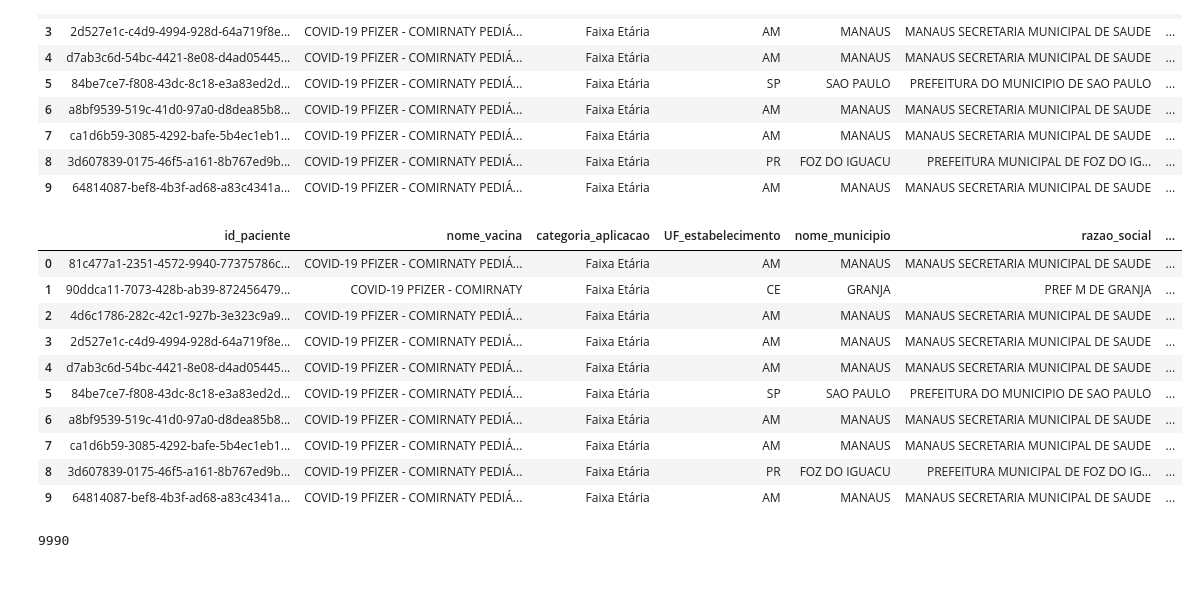
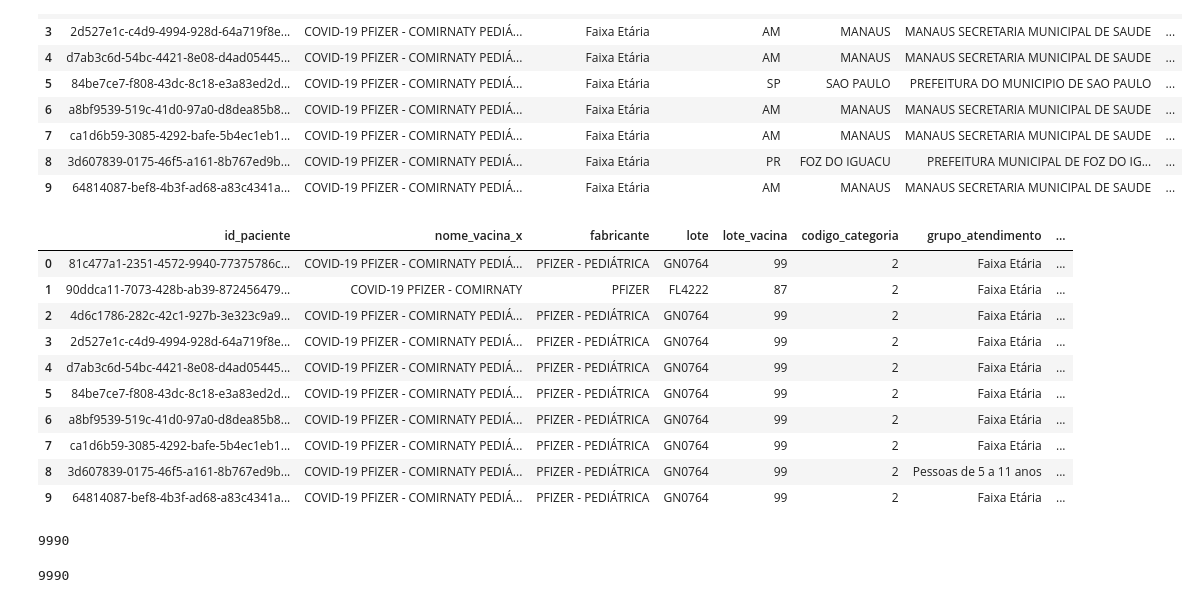
Before and after one commit to RafaelBOP/Projeto_final_coderhouse, a Jupyter notebook: Projeto_final.ipynb, the cells around one changed output. Drawn from its saved outputs; the diff is of its cells as text; code cells hidden in the pictures.

```diff
--- a/Projeto_final.ipynb
+++ b/Projeto_final.ipynb
@@ -541,20 +541,20 @@ df_pacientes_aplicacao.head(10)
 # %%
 # DataFrame de informações de vacina por aplicação.
 
-df_vacinas_aplicacao = pd.merge(df_info_vacinas, df_aplicacao, on='id_paciente', how='left')
-df_pacientes_aplicacao.head(10)
+df_info_vacinas_aplicacao = pd.merge(df_info_vacinas, df_aplicacao, on='id_paciente', how='left')
+df_info_vacinas_aplicacao.head(10)
 # %% [output]
-|  | id_paciente | nome_vacina | categoria_aplicacao | UF_estabelecimento | nome_municipio | razao_social | ... |
-| 0 | 81c477a1-2351-4572-9940-77375786c... | COVID-19 PFIZER - COMIRNATY PEDIÁ... | Faixa Etária | AM | MANAUS | MANAUS SECRETARIA MUNICIPAL DE SAUDE | ... |
-| 1 | 90ddca11-7073-428b-ab39-872456479... | COVID-19 PFIZER - COMIRNATY | Faixa Etária | CE | GRANJA | PREF M DE GRANJA | ... |
-| 2 | 4d6c1786-282c-42c1-927b-3e323c9a9... | COVID-19 PFIZER - COMIRNATY PEDIÁ... | Faixa Etária | AM | MANAUS | MANAUS SECRETARIA MUNICIPAL DE SAUDE | ... |
-| 3 | 2d527e1c-c4d9-4994-928d-64a719f8e... | COVID-19 PFIZER - COMIRNATY PEDIÁ... | Faixa Etária | AM | MANAUS | MANAUS SECRETARIA MUNICIPAL DE SAUDE | ... |
-| 4 | d7ab3c6d-54bc-4421-8e08-d4ad05445... | COVID-19 PFIZER - COMIRNATY PEDIÁ... | Faixa Etária | AM | MANAUS | MANAUS SECRETARIA MUNICIPAL DE SAUDE | ... |
-| 5 | 84be7ce7-f808-43dc-8c18-e3a83ed2d... | COVID-19 PFIZER - COMIRNATY PEDIÁ... | Faixa Etária | SP | SAO PAULO | PREFEITURA DO MUNICIPIO DE SAO PAULO | ... |
-| 6 | a8bf9539-519c-41d0-97a0-d8dea85b8... | COVID-19 PFIZER - COMIRNATY PEDIÁ... | Faixa Etária | AM | MANAUS | MANAUS SECRETARIA MUNICIPAL DE SAUDE | ... |
-| 7 | ca1d6b59-3085-4292-bafe-5b4ec1eb1... | COVID-19 PFIZER - COMIRNATY PEDIÁ... | Faixa Etária | AM | MANAUS | MANAUS SECRETARIA MUNICIPAL DE SAUDE | ... |
-| 8 | 3d607839-0175-46f5-a161-8b767ed9b... | COVID-19 PFIZER - COMIRNATY PEDIÁ... | Faixa Etária | PR | FOZ DO IGUACU | PREFEITURA MUNICIPAL DE FOZ DO IG... | ... |
-| 9 | 64814087-bef8-4b3f-ad68-a83c4341a... | COVID-19 PFIZER - COMIRNATY PEDIÁ... | Faixa Etária | AM | MANAUS | MANAUS SECRETARIA MUNICIPAL DE SAUDE | ... |
+|  | id_paciente | nome_vacina_x | fabricante | lote | lote_vacina | codigo_categoria | grupo_atendimento | ... |
+| 0 | 81c477a1-2351-4572-9940-77375786c... | COVID-19 PFIZER - COMIRNATY PEDIÁ... | PFIZER - PEDIÁTRICA | GN0764 | 99 | 2 | Faixa Etária | ... |
+| 1 | 90ddca11-7073-428b-ab39-872456479... | COVID-19 PFIZER - COMIRNATY | PFIZER | FL4222 | 87 | 2 | Faixa Etária | ... |
+| 2 | 4d6c1786-282c-42c1-927b-3e323c9a9... | COVID-19 PFIZER - COMIRNATY PEDIÁ... | PFIZER - PEDIÁTRICA | GN0764 | 99 | 2 | Faixa Etária | ... |
+| 3 | 2d527e1c-c4d9-4994-928d-64a719f8e... | COVID-19 PFIZER - COMIRNATY PEDIÁ... | PFIZER - PEDIÁTRICA | GN0764 | 99 | 2 | Faixa Etária | ... |
+| 4 | d7ab3c6d-54bc-4421-8e08-d4ad05445... | COVID-19 PFIZER - COMIRNATY PEDIÁ... | PFIZER - PEDIÁTRICA | GN0764 | 99 | 2 | Faixa Etária | ... |
+| 5 | 84be7ce7-f808-43dc-8c18-e3a83ed2d... | COVID-19 PFIZER - COMIRNATY PEDIÁ... | PFIZER - PEDIÁTRICA | GN0764 | 99 | 2 | Faixa Etária | ... |
+| 6 | a8bf9539-519c-41d0-97a0-d8dea85b8... | COVID-19 PFIZER - COMIRNATY PEDIÁ... | PFIZER - PEDIÁTRICA | GN0764 | 99 | 2 | Faixa Etária | ... |
+| 7 | ca1d6b59-3085-4292-bafe-5b4ec1eb1... | COVID-19 PFIZER - COMIRNATY PEDIÁ... | PFIZER - PEDIÁTRICA | GN0764 | 99 | 2 | Faixa Etária | ... |
+| 8 | 3d607839-0175-46f5-a161-8b767ed9b... | COVID-19 PFIZER - COMIRNATY PEDIÁ... | PFIZER - PEDIÁTRICA | GN0764 | 99 | 2 | Pessoas de 5 a 11 anos | ... |
+| 9 | 64814087-bef8-4b3f-ad68-a83c4341a... | COVID-19 PFIZER - COMIRNATY PEDIÁ... | PFIZER - PEDIÁTRICA | GN0764 | 99 | 2 | Faixa Etária | ... |
 # %%
 """
 Criando o banco de dados e subindo os DataFrames para o banco de dados
@@ -568,3 +568,9 @@ df_info_vacinas.to_sql('tabela2', con=engine, index=False, if_exists='replace')
 df_aplicacao.to_sql('tabela3', con=engine, index=False, if_exists='replace')
 # %% [output]
 9990
+# %%
+df_pacientes_info_vacinas.to_sql('tabela3', con=engine, index=False, if_exists='replace')
+df_pacientes_aplicacao.to_sql('tabela3', con=engine, index=False, if_exists='replace')
+df_info_vacinas_aplicacao.to_sql('tabela3', con=engine, index=False, if_exists='replace')
+# %% [output]
+9990
```
Also changed, not shown: 1 other file.
